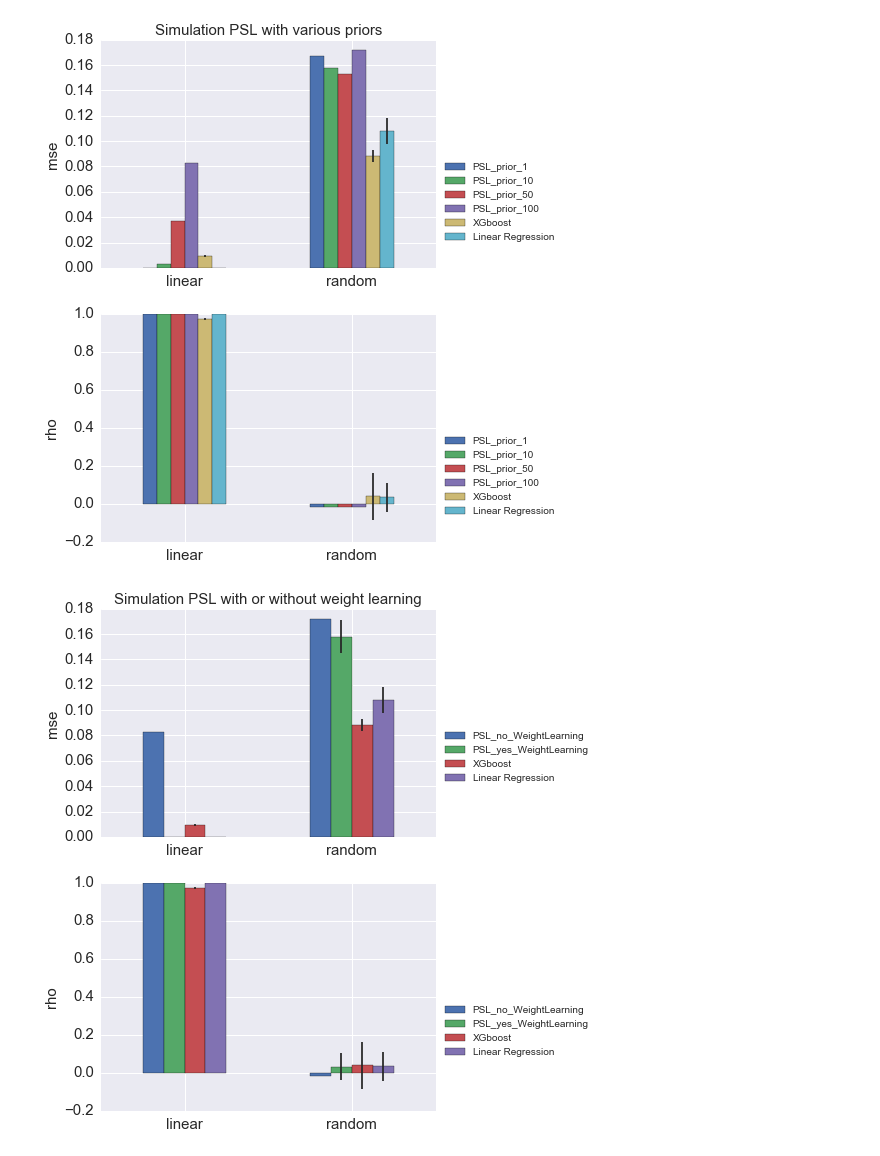
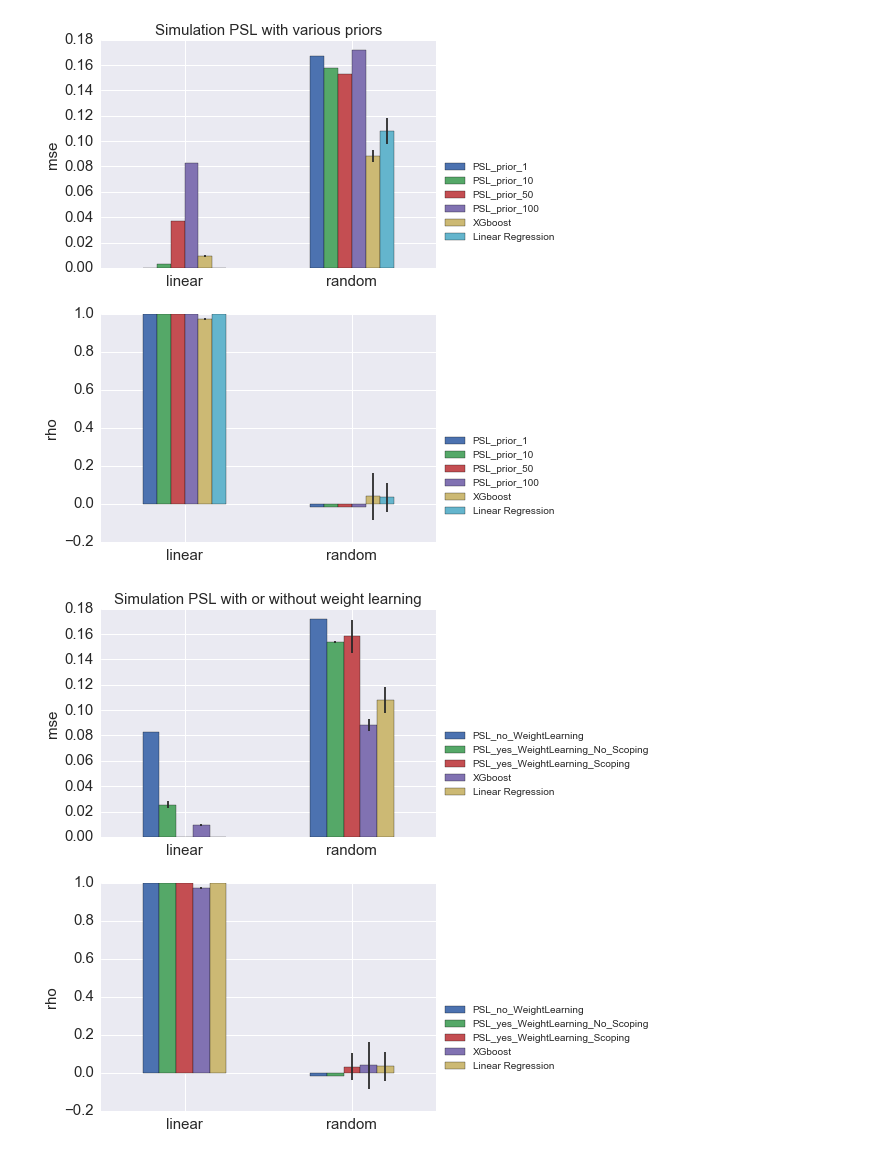
Before and after one commit to MollyZhang/drug_sensitivity_ML, a Jupyter notebook: evaluation/Simulation.ipynb, the cells around one changed output. Drawn from its saved outputs; the diff is of its cells as text; code cells hidden in the pictures.

Commit message:
fix simulation bug, get result for actual data, try gene specific rule weights

```diff
--- a/evaluation/Simulation.ipynb
+++ b/evaluation/Simulation.ipynb
@@ -71,8 +71,8 @@ PSL_simulation_result(["yes_prior_no_WL", "yes_prior_no_WL_10", "yes_prior_no_WL
 # %% [output]
 [figure]
 # %%
-PSL_simulation_result(["yes_prior_no_WL_100", "yes_prior_yes_WL_100_scoping"],
-                      ["PSL_no_WeightLearning", "PSL_yes_WeightLearning"],
-                     title="Simulation PSL with or without weight learning")
+PSL_simulation_result(["yes_prior_no_WL_100", "yes_prior_yes_WL_100", "yes_prior_yes_WL_100_scoping"],
+                      ["PSL_no_WeightLearning", "PSL_yes_WeightLearning_No_Scoping", "PSL_yes_WeightLearning_Scoping"],
+                       title="Simulation PSL with or without weight learning")
 # %% [output]
-[figure, old version]
+[figure, new version]
```
Also changed, not shown: parts of 1 cell of this notebook, 11 other files.
